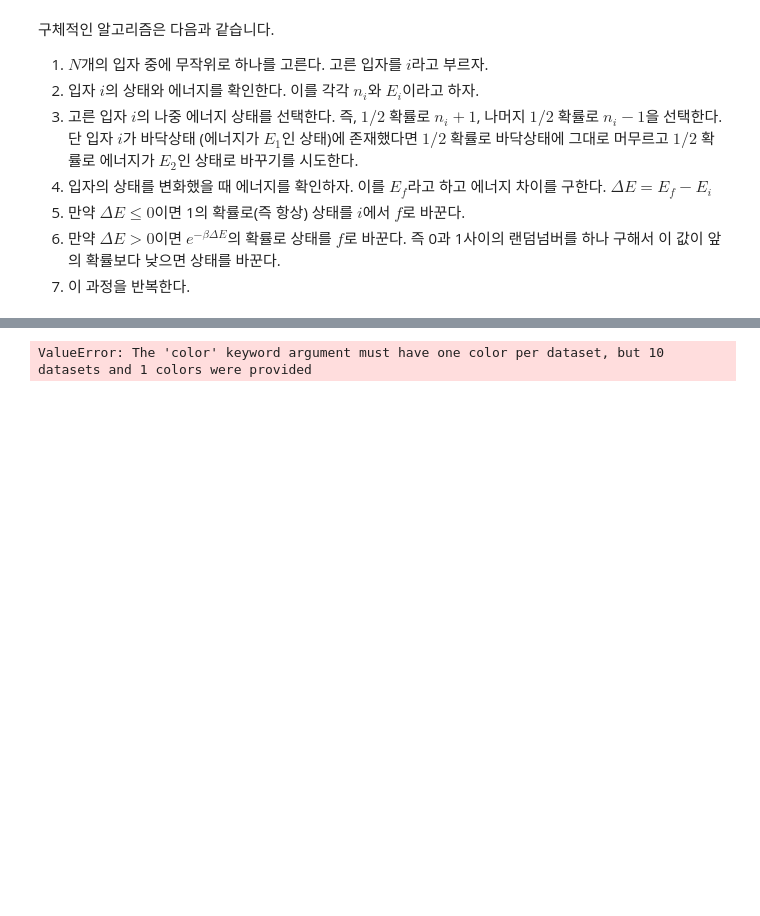
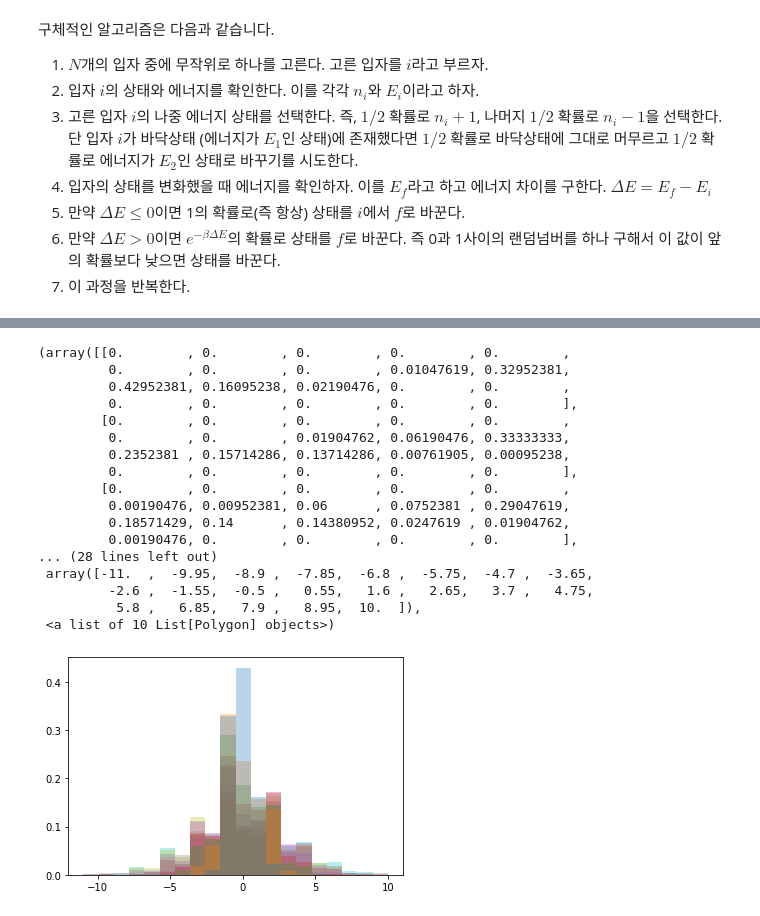
Before and after one commit to ji-hyun-hwang/2021_cphys1, a Jupyter notebook: hw8.ipynb, the cells around one changed output, grey strips where cells are left out. Drawn from its saved outputs; the diff is of its cells as text; code cells hidden in the pictures; blank space fills up the shorter version.

```diff
--- a/hw8.ipynb
+++ b/hw8.ipynb
@@ -148,6 +147,23 @@ def aveE(b,N):
 # %%
 temp = np.arange(1,20,2)
 y = [aveE(1/t,1000) for t in temp]
-plt.hist(y,density=True,bins=20, alpha=0.3,histtype='stepfilled',linewidth=3,color="k")
+plt.hist(y,density=True,bins=20, alpha=0.3,histtype='stepfilled',linewidth=3)
 # %% [output]
-ValueError: The 'color' keyword argument must have one color per dataset, but 10 datasets and 1 colors were provided
+(array([[0.        , 0.        , 0.        , 0.        , 0.        ,
+         0.        , 0.        , 0.        , 0.01047619, 0.32952381,
+         0.42952381, 0.16095238, 0.02190476, 0.        , 0.        ,
+         0.        , 0.        , 0.        , 0.        , 0.        ],
+        [0.        , 0.        , 0.        , 0.        , 0.        ,
+         0.        , 0.        , 0.01904762, 0.06190476, 0.33333333,
+         0.2352381 , 0.15714286, 0.13714286, 0.00761905, 0.00095238,
+         0.        , 0.        , 0.        , 0.        , 0.        ],
+        [0.        , 0.        , 0.        , 0.        , 0.        ,
+         0.00190476, 0.00952381, 0.06      , 0.0752381 , 0.29047619,
+         0.18571429, 0.14      , 0.14380952, 0.0247619 , 0.01904762,
+         0.00190476, 0.        , 0.        , 0.        , 0.        ],
+... (28 lines left out)
+ array([-11.  ,  -9.95,  -8.9 ,  -7.85,  -6.8 ,  -5.75,  -4.7 ,  -3.65,
+         -2.6 ,  -1.55,  -0.5 ,   0.55,   1.6 ,   2.65,   3.7 ,   4.75,
+          5.8 ,   6.85,   7.9 ,   8.95,  10.  ]),
+ <a list of 10 List[Polygon] objects>)
+[figure, added]
```
Also changed, not shown: parts of 5 cells of this notebook.
